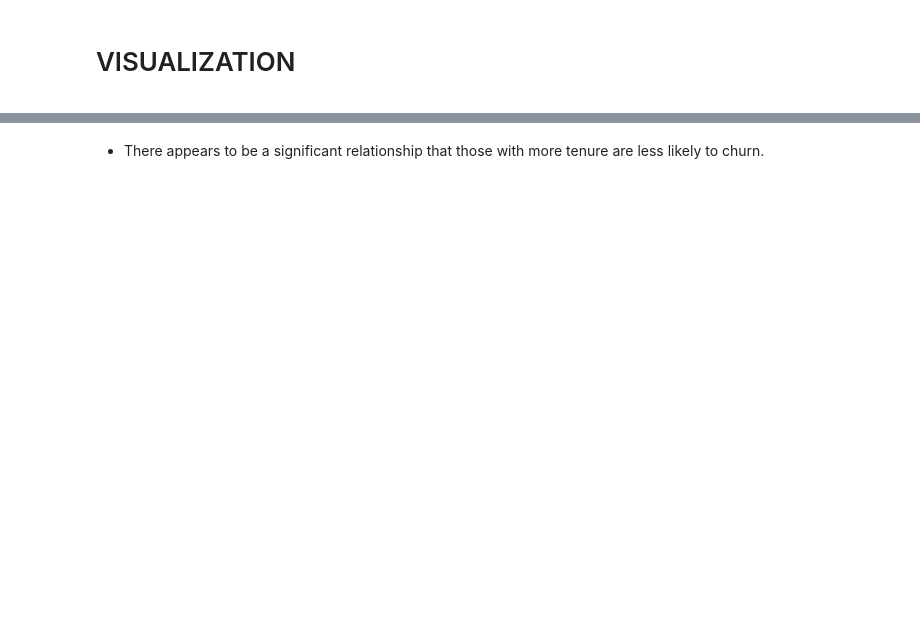
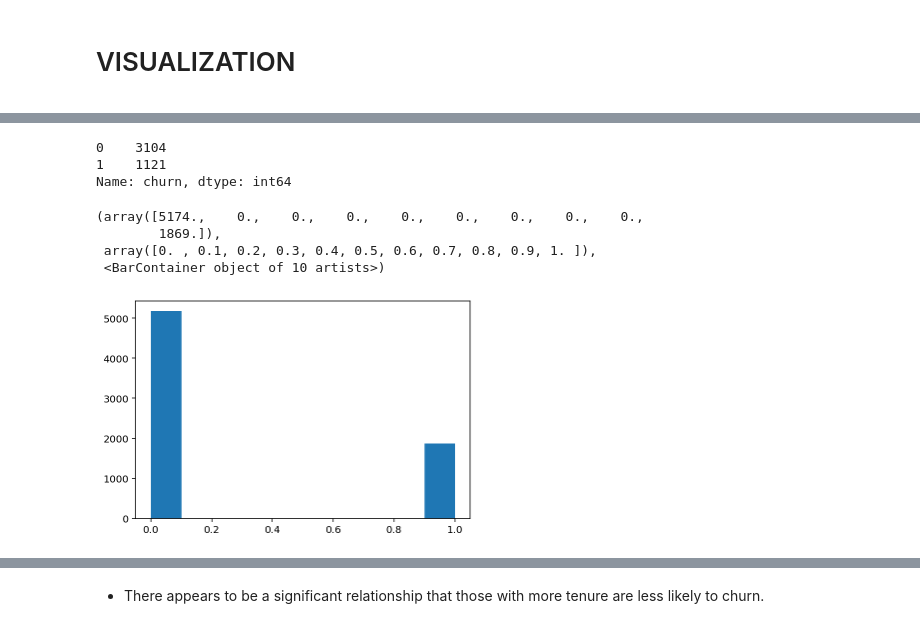
Before and after one commit to QMCBT-JustinEvans/project-1_telco, a Jupyter notebook: telco_draft_project.ipynb, the cells around one changed output, grey strips where cells are left out. Saved outputs shown, nothing was run; the diff lists cells and outputs as text; code cells hidden in the pictures; blank space fills up the shorter version.

```diff
--- a/telco_draft_project.ipynb
+++ b/telco_draft_project.ipynb
@@ -627,5 +706,21 @@ df = df.drop(columns=['gender',
 df = df.drop(columns=['internet_service_type',
                       'contract_type',
                       'payment_type'])
+
+# Rename encoded.map columns
+df.rename(columns = {'gender_encoded':'gender',
+                     'partner_encoded':'partner',
+                     'dependents_encoded':'dependents',
+                     'phone_service_encoded':'phone_service',
+                     'paperless_billing_encoded':'paperless_billing',
+                     'churn_encoded':'churn',
+                     'multiple_lines_encoded':'multiple_lines',
+                     'online_security_encoded':'online_security',
+                     'online_backup_encoded':'online_backup',
+                     'device_protection_encoded':'device_protection',
+                     'tech_support_encoded':'tech_support',
+                     'streaming_tv_encoded':'streaming_tv',
+                     'streaming_movies_encoded':'streaming_movies'}
+          , inplace = True)
 # %%
 ee.nunique_column_all(df)
@@ -707,6 +979,16 @@ for col in float_cols:
 # %%
-train_df.churn_encoded.value_counts()
+train_df.churn.value_counts()
+# %% [output]
+0    3104
+1    1121
+Name: churn, dtype: int64
 # %%
-plt.hist(df.churn_encoded)
+plt.hist(df.churn)
+# %% [output]
+(array([5174.,    0.,    0.,    0.,    0.,    0.,    0.,    0.,    0.,
+        1869.]),
+ array([0. , 0.1, 0.2, 0.3, 0.4, 0.5, 0.6, 0.7, 0.8, 0.9, 1. ]),
+ <BarContainer object of 10 artists>)
+[figure, added]
 # %%
 plt.hist(train_df.signup_date)
```
Also changed, not shown: parts of 218 cells of this notebook, 7 other files.
